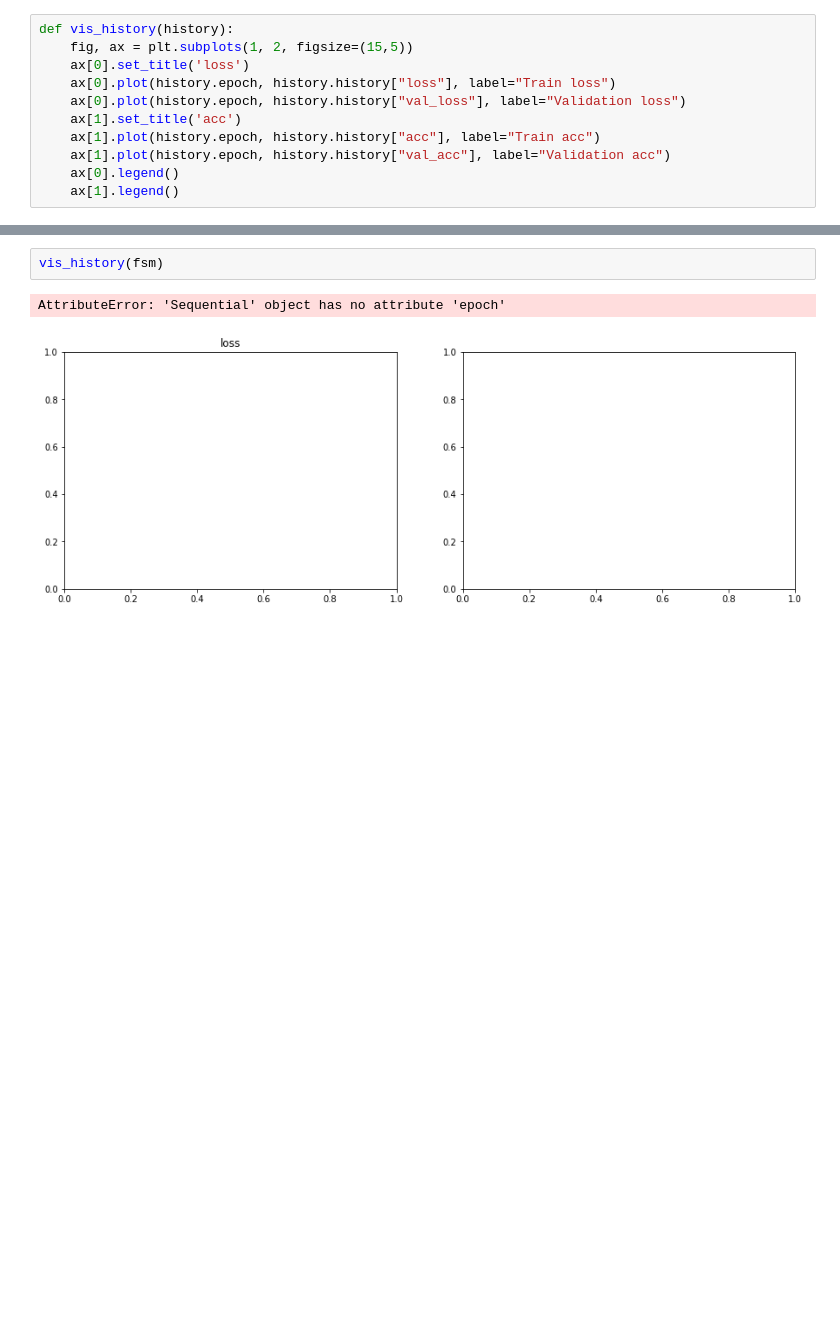
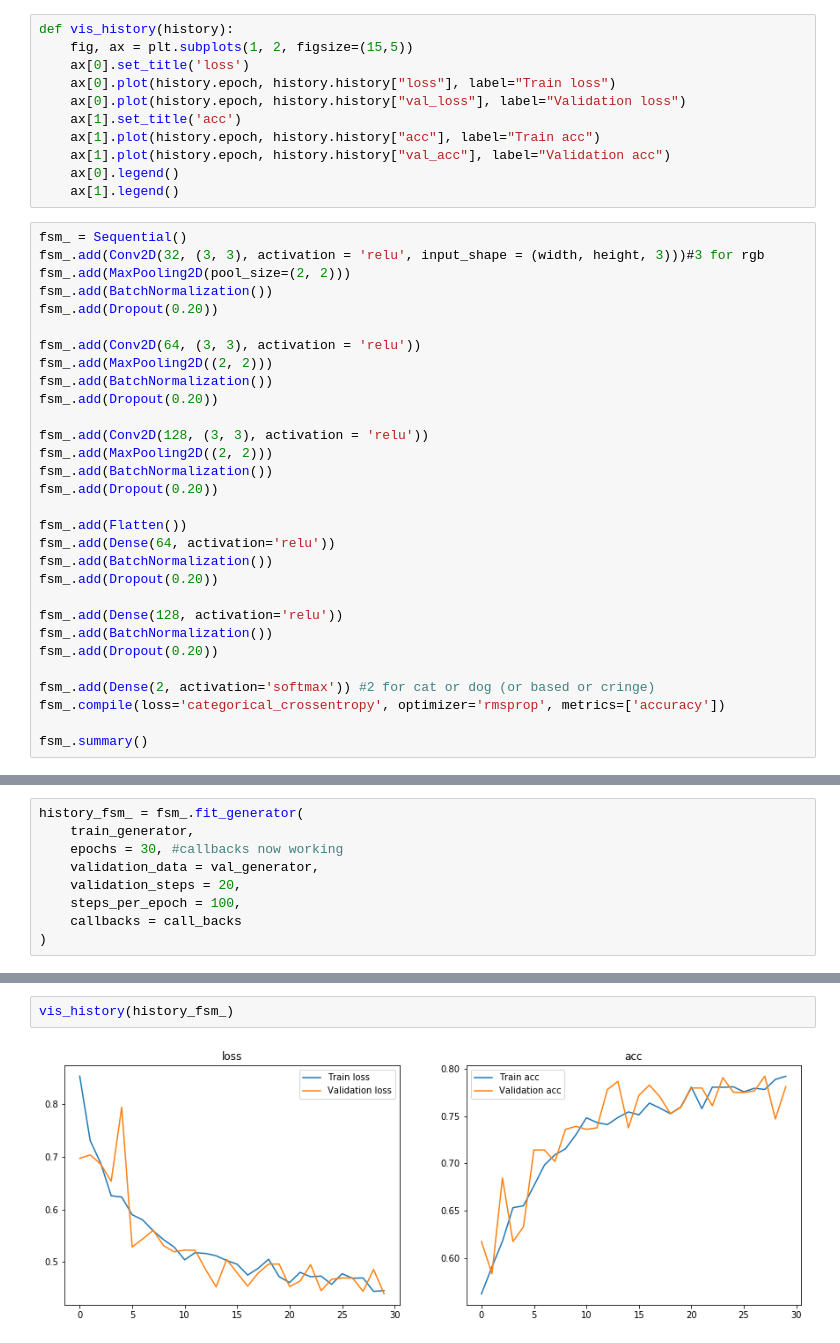
Before and after one commit to Booandlean/cat_or_dog, a Jupyter notebook: Notebooks/Data_prep_plus_EDA.ipynb, the cells around one changed output, grey strips where cells are left out. Saved outputs shown, nothing was run; the diff lists cells and outputs as text; blank space fills up the shorter version.

```diff
--- a/Notebooks/Data_prep_plus_EDA.ipynb
+++ b/Notebooks/Data_prep_plus_EDA.ipynb
@@ -254,3 +254,33 @@ def vis_history(history):
     ax[1].plot(history.epoch, history.history["val_acc"], label="Validation acc")
     ax[0].legend()
     ax[1].legend()
+# %%
+fsm_ = Sequential()
+fsm_.add(Conv2D(32, (3, 3), activation = 'relu', input_shape = (width, height, 3)))#3 for rgb
+fsm_.add(MaxPooling2D(pool_size=(2, 2)))
+fsm_.add(BatchNormalization())
+fsm_.add(Dropout(0.20))
+
+fsm_.add(Conv2D(64, (3, 3), activation = 'relu'))
+fsm_.add(MaxPooling2D((2, 2)))
+fsm_.add(BatchNormalization())
+fsm_.add(Dropout(0.20))
+
+fsm_.add(Conv2D(128, (3, 3), activation = 'relu'))
+fsm_.add(MaxPooling2D((2, 2)))
+fsm_.add(BatchNormalization())
+fsm_.add(Dropout(0.20))
+
+fsm_.add(Flatten())
+fsm_.add(Dense(64, activation='relu'))
+fsm_.add(BatchNormalization())
+fsm_.add(Dropout(0.20))
+
+fsm_.add(Dense(128, activation='relu'))
+fsm_.add(BatchNormalization())
+fsm_.add(Dropout(0.20))
+
+fsm_.add(Dense(2, activation='softmax')) #2 for cat or dog (or based or cringe)
+fsm_.compile(loss='categorical_crossentropy', optimizer='rmsprop', metrics=['accuracy'])
+
+fsm_.summary()
@@ -256,0 +305,9 @@ def vis_history(history):
+# %%
+history_fsm_ = fsm_.fit_generator(
+    train_generator,
+    epochs = 30, #callbacks now working
+    validation_data = val_generator,
+    validation_steps = 20,
+    steps_per_epoch = 100,
+    callbacks = call_backs
+)
@@ -257,5 +332,4 @@ def vis_history(history):
 # %%
-vis_history(fsm)
+vis_history(history_fsm_)
 # %% [output]
-AttributeError: 'Sequential' object has no attribute 'epoch'
-[figure, old version]
+[figure, new version]
```
Also changed, not shown: parts of 5 cells of this notebook, 2 other files.
